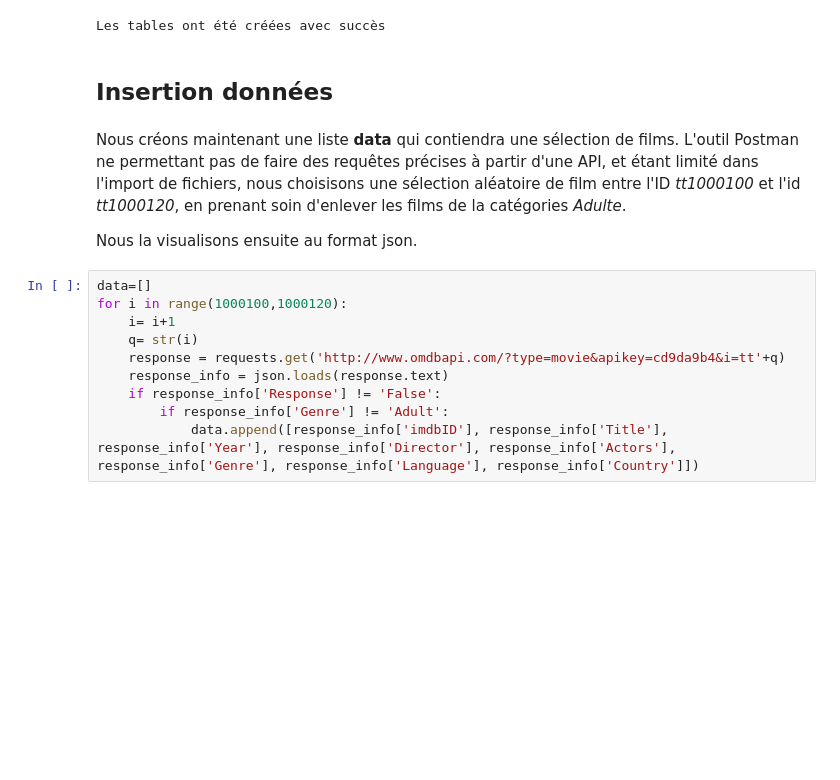
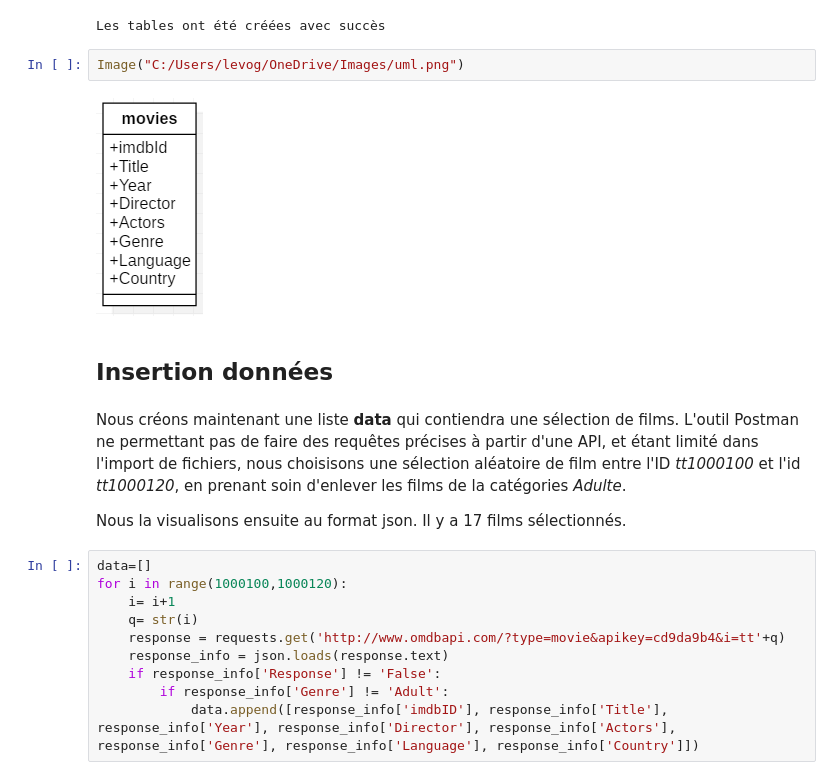
Before and after one commit to yoannlv/movies-spinoff-api-and-python, a Jupyter notebook: movies-spinoff-api-python.ipynb, the cells around one changed output. Saved outputs shown, nothing was run; the diff lists cells and outputs as text; blank space fills up the shorter version.

```diff
--- a/movies-spinoff-api-python.ipynb
+++ b/movies-spinoff-api-python.ipynb
@@ -62,12 +62,16 @@ sql_creer_tables = """
 creer_table(conn, sql_creer_tables)
 # %% [output]
 Les tables ont été créées avec succès
+# %%
+Image("C:/Users/levog/OneDrive/Images/uml.png")
+# %% [output]
+[figure, added]
 # %% [markdown]
 ## Insertion données
 # %% [markdown]
 Nous créons maintenant une liste __data__ qui contiendra une sélection de films. L'outil Postman ne permettant pas de faire des requêtes précises à partir d'une API, et étant limité dans l'import de fichiers, nous choisisons une sélection aléatoire de film entre l'ID _tt1000100_ et l'id _tt1000120_, en prenant soin d'enlever les films de la catégories _Adulte_.
 
-Nous la visualisons ensuite au format json.
+Nous la visualisons ensuite au format json. Il y a 17 films sélectionnés.
 # %%
 data=[]
 for i in range(1000100,1000120):
```
Also changed, not shown: parts of 5 cells of this notebook, 1 other file.
